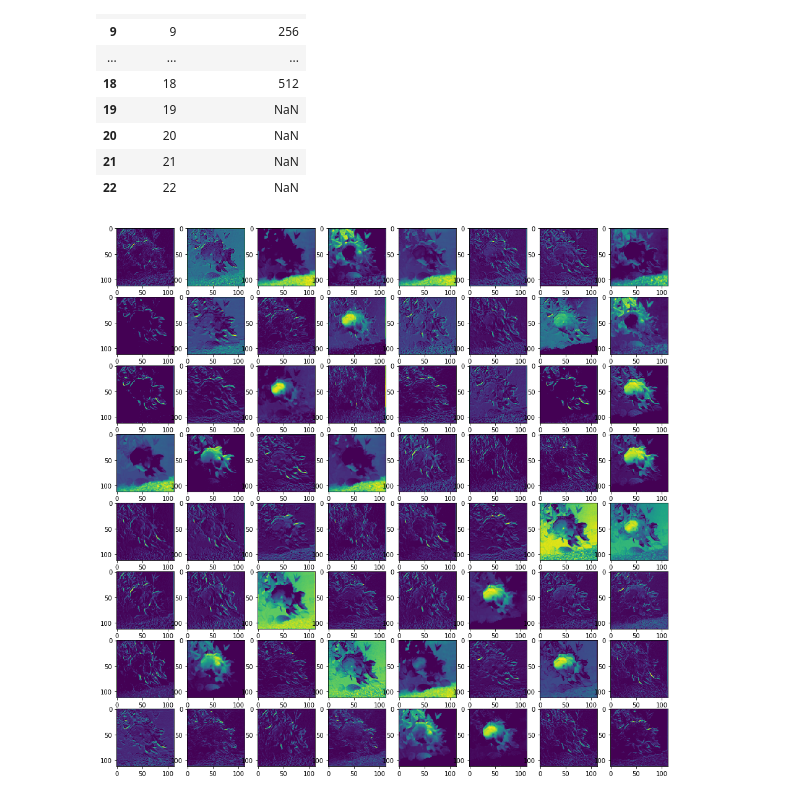
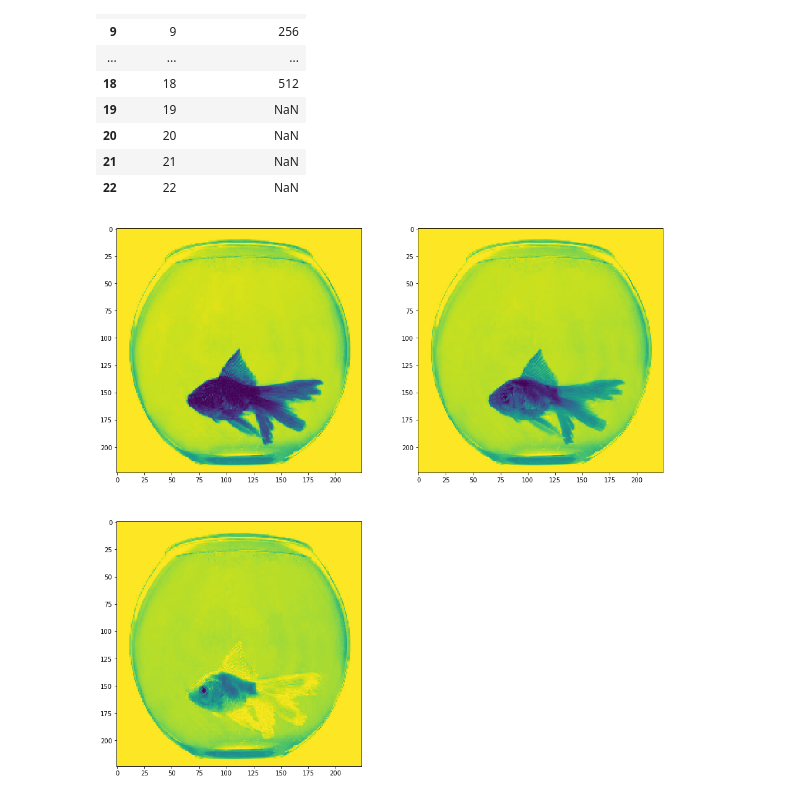
Before and after one commit to Avkash/deeputil, a Jupyter notebook: examples/notebooks/Detailed_Image_Classification_Demo.ipynb, the cells around one changed output. Saved outputs shown, nothing was run; the diff lists cells and outputs as text; code cells hidden in the pictures.

Commit message:
added image classification examples

```diff
--- a/examples/notebooks/Detailed_Image_Classification_Demo.ipynb
+++ b/examples/notebooks/Detailed_Image_Classification_Demo.ipynb
@@ -126,6 +137,6 @@ Feature maps for all layers are collected.
 | 21 | 21 | NaN |
 | 22 | 22 | NaN |
 # %%
-KerasModelHelper.display_full_feature_map_for_selected_layer_in_model(v16, 3, img_p, show_info=False)
+KerasModelHelper.display_full_feature_map_for_selected_layer_in_model(v16, 0, img_p, show_info=False)
 # %% [output]
-[figure, old version]
+[figure, new version]
```
Also changed, not shown: parts of 10 cells of this notebook, 7 other files.
